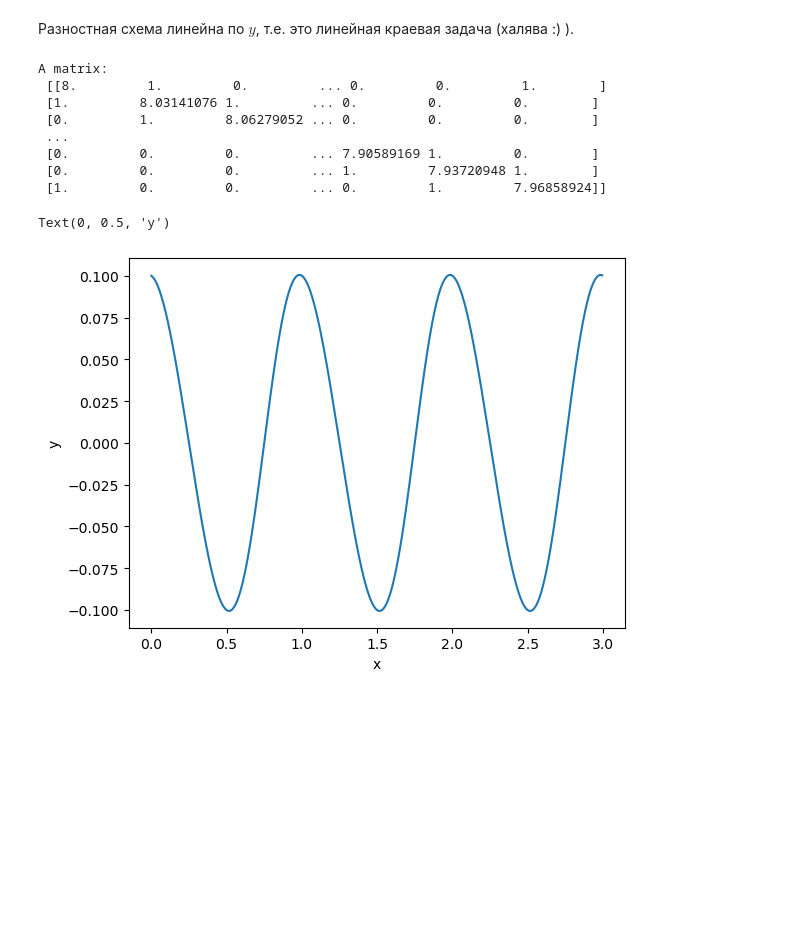
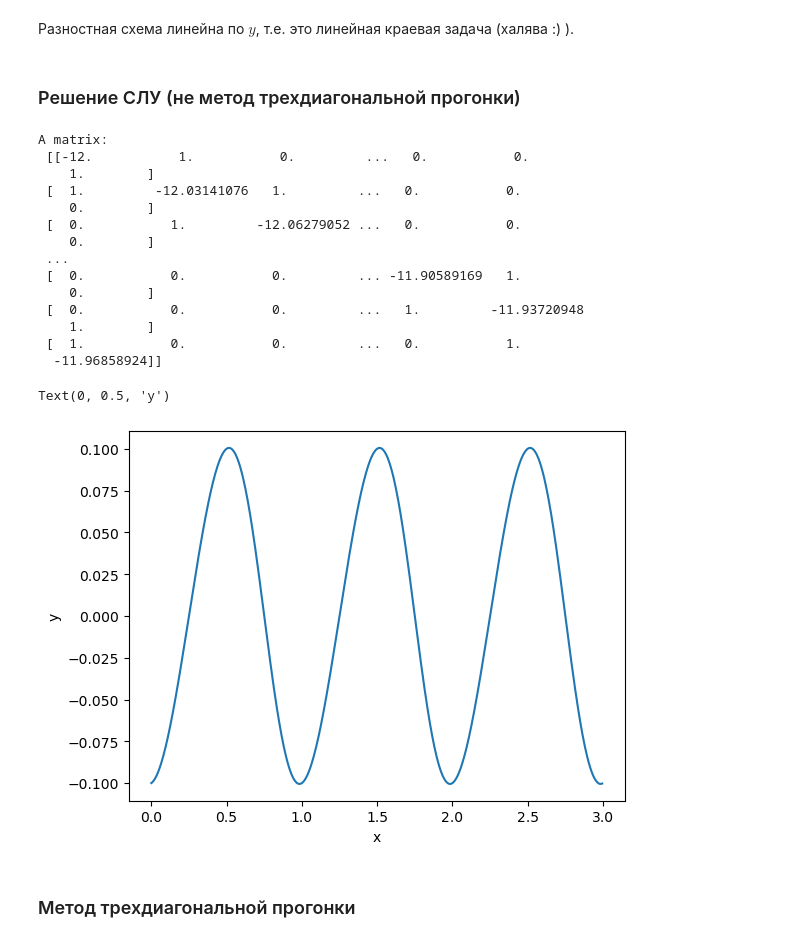
Before and after one commit to d3phys/computational-math, a Jupyter notebook: Lab 7 - Boundary value problem/boundary-value.ipynb, the cells around one changed output. Saved outputs shown, nothing was run; the diff lists cells and outputs as text; code cells hidden in the pictures; blank space fills up the shorter version.

```diff
--- a/Lab 7 - Boundary value problem/boundary-value.ipynb
+++ b/Lab 7 - Boundary value problem/boundary-value.ipynb
@@ -202,43 +202,53 @@ np.max(np.abs(y_shoot - y_newton))
 <img src="XI.9.5.png" width=700/>
 # %% [markdown]
 Разностная схема линейна по $y$, т.е. это линейная краевая задача (халява :) ).
+# %% [markdown]
+### Решение СЛУ (не метод трехдиагональной прогонки)
 # %%
 h = 0.005
 N = int(1 / h)
 
 n = np.linspace(0, N - 1, N, dtype = np.float64)
 
-P = lambda x: 10 + np.sin(2 * np.pi * x)
+P = lambda x: -(10 + np.sin(2 * np.pi * x))
 f = lambda x: np.cos(2 * np.pi * x)
 
 # Конструируем матрицу по условию
 A =   np.diag(np.full(N - 1, 1), -1)                        \
     + np.diag(np.full(N,    -2),  0) + np.diag(P(n * h), 0) \
     + np.diag(np.full(N - 1, 1), +1)
 
 A[-1][0] = 1
 A[0][-1] = 1
 
 # Решаем СЛУ
 print(f'A matrix:\n {A}')
 y = np.linalg.solve(A, f(n * h))
 
 # Повторим график несколько раз периодически (чтобы визуально проверить непрерывность решения)
 n_periods = 3
 y = np.tile(y, n_periods)
 n = np.linspace(0, n_periods * N - 1, n_periods * N, dtype = np.float64)
 
 plt.plot(n * h, y)
 plt.xlabel('x')
 plt.ylabel('y')
 # %% [output]
 A matrix:
- [[8.         1.         0.         ... 0.         0.         1.        ]
- [1.         8.03141076 1.         ... 0.         0.         0.        ]
- [0.         1.         8.06279052 ... 0.         0.         0.        ]
+ [[-12.           1.           0.         ...   0.           0.
+    1.        ]
+ [  1.         -12.03141076   1.         ...   0.           0.
+    0.        ]
+ [  0.           1.         -12.06279052 ...   0.           0.
+    0.        ]
  ...
- [0.         0.         0.         ... 7.90589169 1.         0.        ]
- [0.         0.         0.         ... 1.         7.93720948 1.        ]
- [1.         0.         0.         ... 0.         1.         7.96858924]]
+ [  0.           0.           0.         ... -11.90589169   1.
+    0.        ]
+ [  0.           0.           0.         ...   1.         -11.93720948
+    1.        ]
+ [  1.           0.           0.         ...   0.           1.
+  -11.96858924]]
 Text(0, 0.5, 'y')
-[figure, old version]
+[figure, new version]
+# %% [markdown]
+### Метод трехдиагональной прогонки
```
Also changed, not shown: parts of 10 cells of this notebook, 3 other files.
